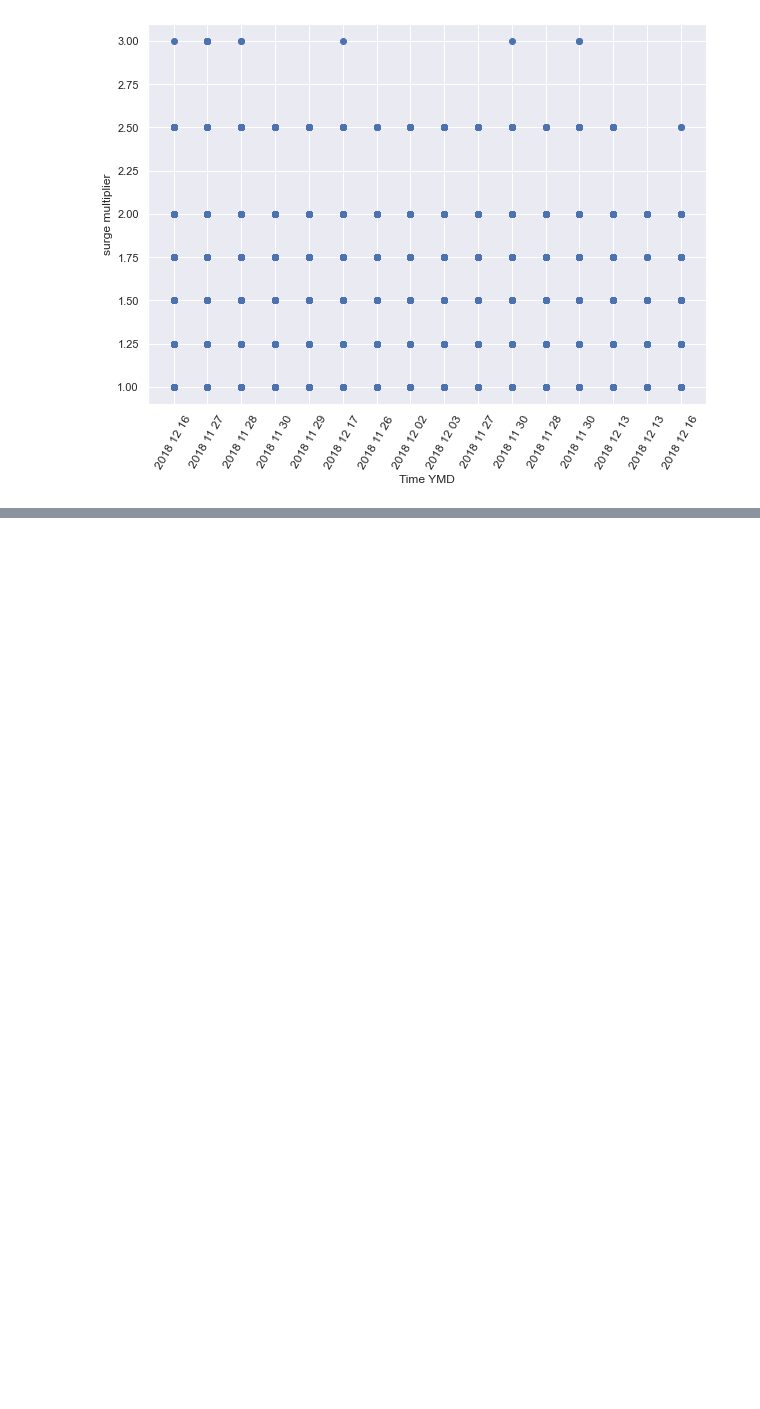
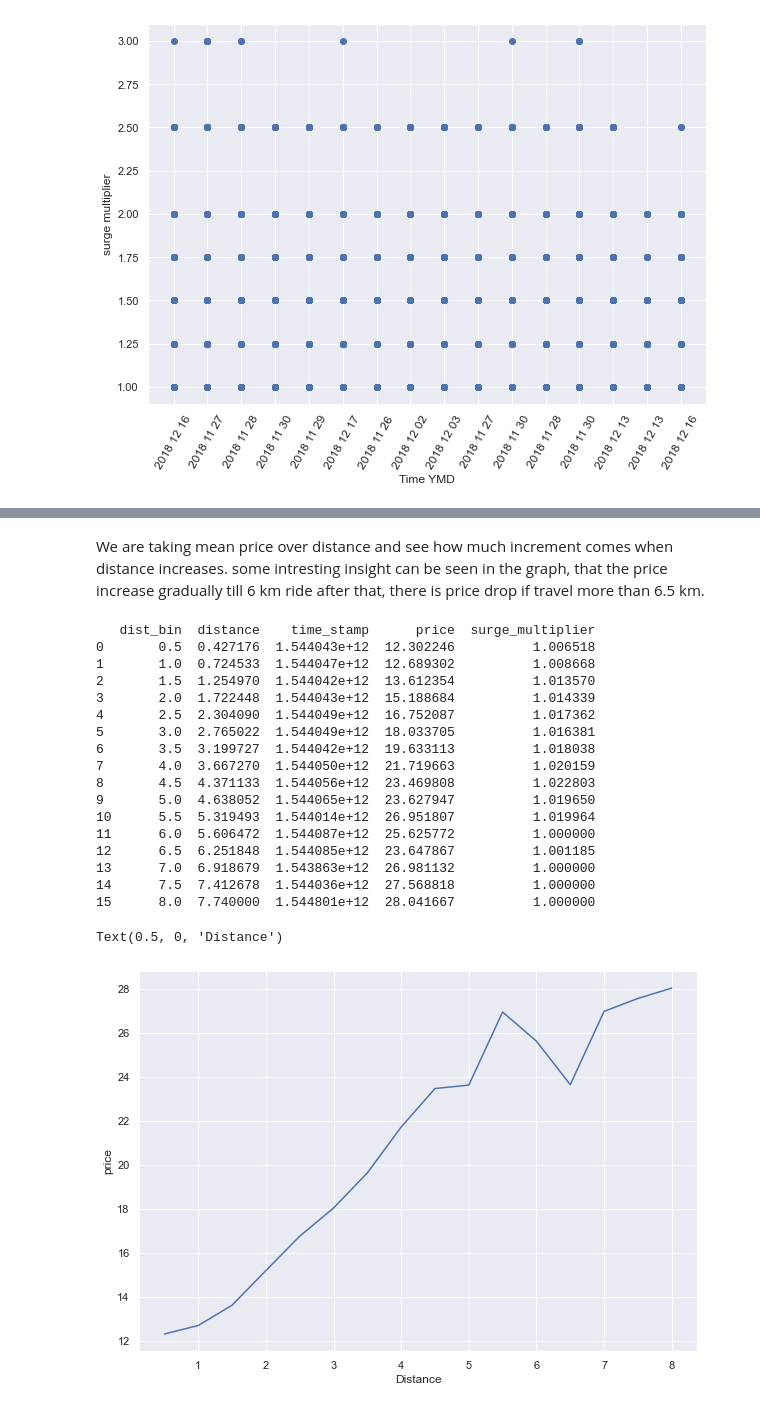
Before and after one commit to Nikpatel30/AI_ALGO_Final_Project, a Jupyter notebook: Data Acquisition & Understanding/AI_Final_project.ipynb, the cells around one changed output, grey strips where cells are left out. Saved outputs shown, nothing was run; the diff lists cells and outputs as text; code cells hidden in the pictures; blank space fills up the shorter version.

```diff
--- a/Data Acquisition & Understanding/AI_Final_project.ipynb
+++ b/Data Acquisition & Understanding/AI_Final_project.ipynb
@@ -240,0 +269,6 @@ plt.show()
+# %%
+car_ride_df['distance'].unique()
+bins = np.arange(0,8.5, 0.5)
+l  = bins[1:].tolist()
+car_ride_df['dist_bin'] = pd.cut(car_ride_df['distance'], bins , labels = l)
+car_ride_df['dist_bin'].unique()
@@ -240,0 +283,28 @@ plt.show()
+# %% [markdown]
+We are taking mean price over distance and see how much increment comes when distance increases.
+some intresting insight can be seen in the graph, that the price increase gradually till 6 km ride after that, there is price drop if travel more than 6.5 km.
+# %%
+df1 = car_ride_df.groupby(['dist_bin']).mean(['price']).reset_index()
+print(df1)
+sns.lineplot(x = 'dist_bin', y = 'price',data = df1)
+plt.xlabel("Distance")
+# %% [output]
+   dist_bin  distance    time_stamp      price  surge_multiplier
+0       0.5  0.427176  1.544043e+12  12.302246          1.006518
+1       1.0  0.724533  1.544047e+12  12.689302          1.008668
+2       1.5  1.254970  1.544042e+12  13.612354          1.013570
+3       2.0  1.722448  1.544043e+12  15.188684          1.014339
+4       2.5  2.304090  1.544049e+12  16.752087          1.017362
+5       3.0  2.765022  1.544049e+12  18.033705          1.016381
+6       3.5  3.199727  1.544042e+12  19.633113          1.018038
+7       4.0  3.667270  1.544050e+12  21.719663          1.020159
+8       4.5  4.371133  1.544056e+12  23.469808          1.022803
+9       5.0  4.638052  1.544065e+12  23.627947          1.019650
+10      5.5  5.319493  1.544014e+12  26.951807          1.019964
+11      6.0  5.606472  1.544087e+12  25.625772          1.000000
+12      6.5  6.251848  1.544085e+12  23.647867          1.001185
+13      7.0  6.918679  1.543863e+12  26.981132          1.000000
+14      7.5  7.412678  1.544036e+12  27.568818          1.000000
+15      8.0  7.740000  1.544801e+12  28.041667          1.000000
+Text(0.5, 0, 'Distance')
+[figure, added]
```
Also changed, not shown: parts of 15 cells of this notebook.
